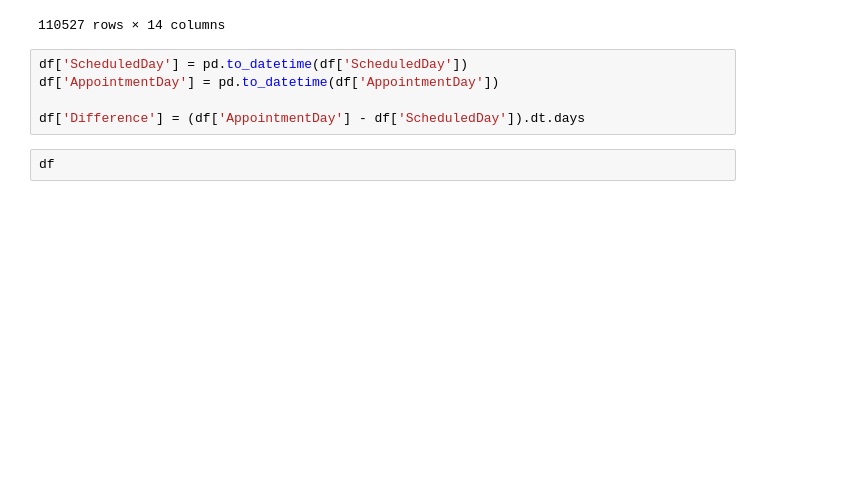
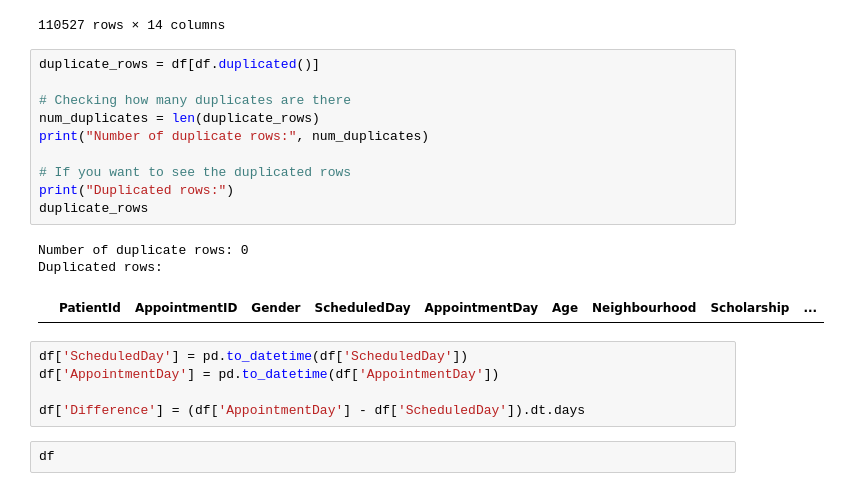
Before and after one commit to shivamveersa/no_show_classification, a Jupyter notebook: no-show-classification.ipynb, the cells around one changed output. Saved outputs shown, nothing was run; the diff lists cells and outputs as text; blank space fills up the shorter version.

```diff
--- a/no-show-classification.ipynb
+++ b/no-show-classification.ipynb
@@ -138,6 +197,20 @@ df
 | 110525 | 9.213493e+13 | 5630323 | F | 2016-04-27T15:09:23Z | 2016-06-07T00:00:00Z | 38 | MARIA ORTIZ | 0 | ... |
 | 110526 | 3.775115e+14 | 5629448 | F | 2016-04-27T13:30:56Z | 2016-06-07T00:00:00Z | 54 | MARIA ORTIZ | 0 | ... |
 110527 rows × 14 columns
+# %%
+duplicate_rows = df[df.duplicated()]
+
+# Checking how many duplicates are there
+num_duplicates = len(duplicate_rows)
+print("Number of duplicate rows:", num_duplicates)
+
+# If you want to see the duplicated rows
+print("Duplicated rows:")
+duplicate_rows
+# %% [output]
+Number of duplicate rows: 0
+Duplicated rows:
+|  | PatientId | AppointmentID | Gender | ScheduledDay | AppointmentDay | Age | Neighbourhood | Scholarship | ... |
 # %%
 df['ScheduledDay'] = pd.to_datetime(df['ScheduledDay'])
 df['AppointmentDay'] = pd.to_datetime(df['AppointmentDay'])
```
Also changed, not shown: parts of 21 cells of this notebook.
